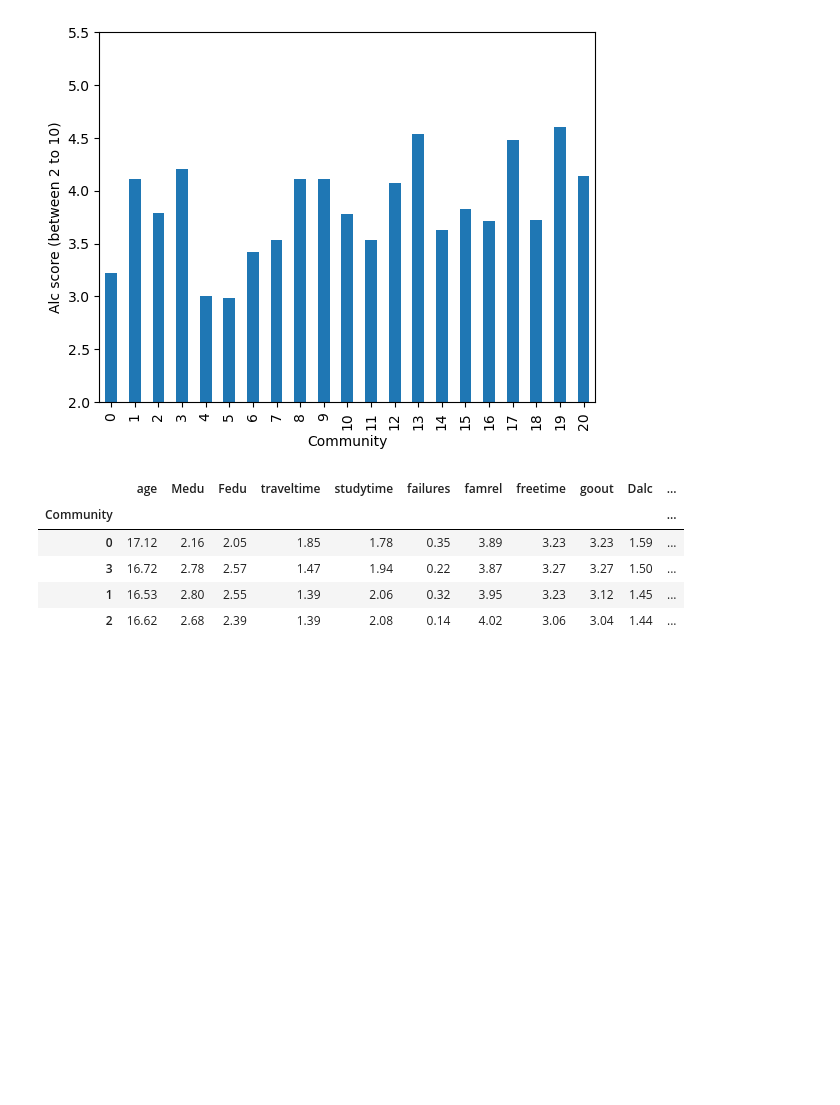
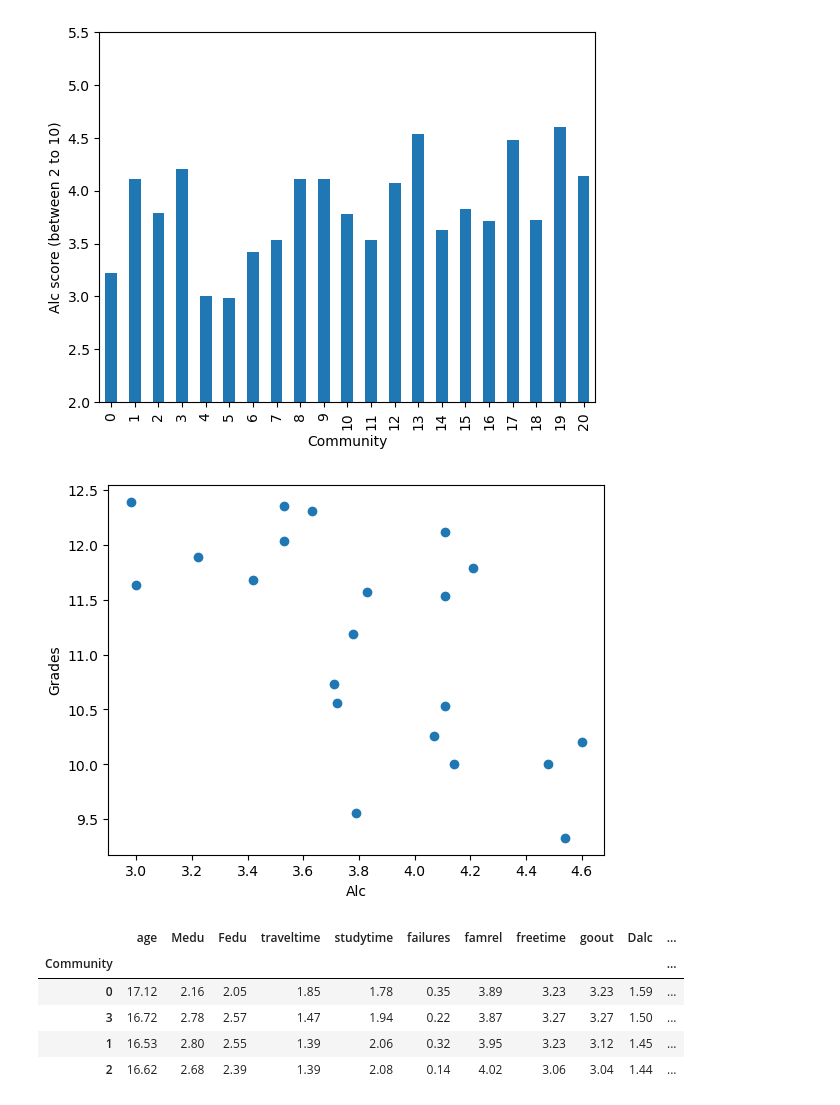
Before and after one commit to Cyrlyo/Alcohol_Students, a Jupyter notebook: Notebook/statitics.ipynb, the cells around one changed output. Drawn from its saved outputs; the diff is of its cells as text; code cells hidden in the pictures; blank space fills up the shorter version.

Commit message:
add scatter plot & lin reg

```diff
--- a/Notebook/statitics.ipynb
+++ b/Notebook/statitics.ipynb
@@ -281,6 +281,24 @@ plt.ylabel("Alc score (between 2 to 10)")
 plt.show()
 # %% [output]
 [figure]
+# %%
+from scipy.stats import linregress
+
+x = random_stats["alc"]
+y = df['col2']
+
+# calculer la droite de régression linéaire
+slope, intercept, r_value, p_value, std_err = linregress(x, y)
+
+# créer une série de points pour tracer la droite de régression
+reg_line = [slope * i + intercept for i in x]
+# %%
+plt.scatter(x, random_stats["G_mean"])
+plt.xlabel('Alc')
+plt.ylabel('Grades')
+plt.show()
+# %% [output]
+[figure, added]
 # %%
 xgb_stats.sort_values("alc", ascending=False)
 # %% [output]
```
Also changed, not shown: parts of 6 cells of this notebook.
